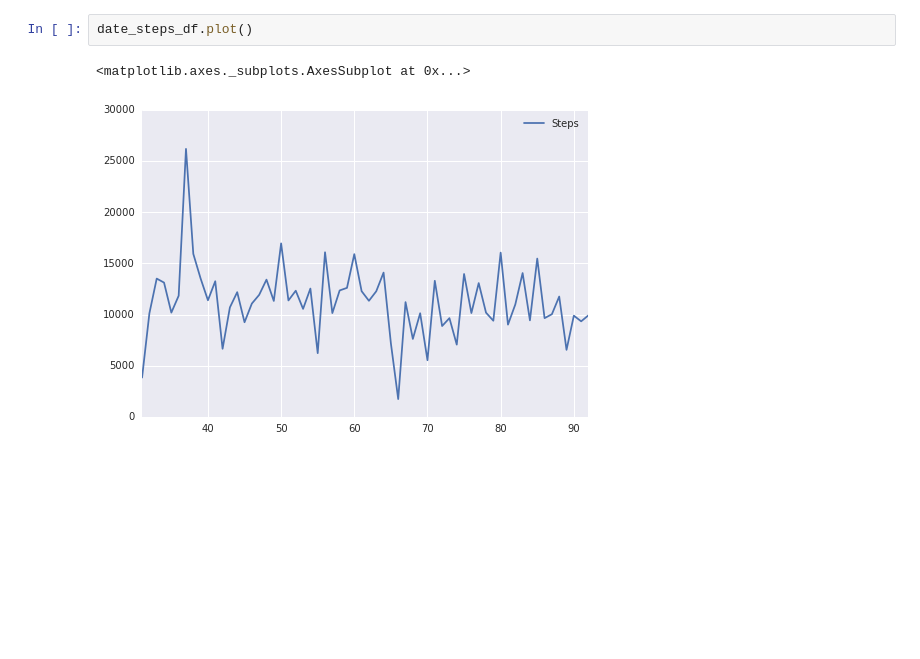
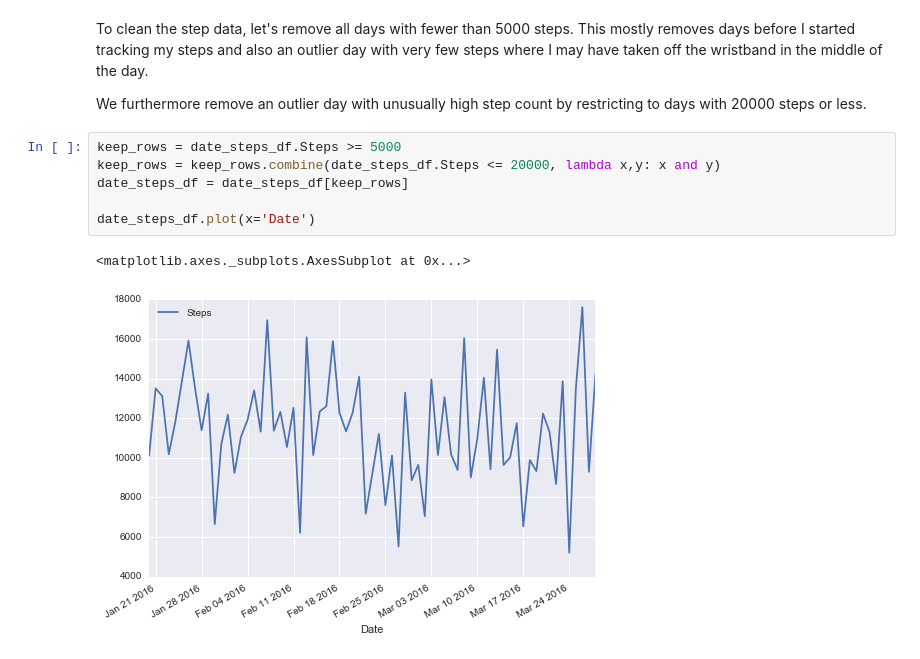
Before and after one commit to JungeAlexander/fitbit-data, a Jupyter notebook: Fitbit-data-02.ipynb, the cells around one changed output. Cells and saved outputs as stored; diff of their text form; blank space fills up the shorter version.

```diff
--- a/Fitbit-data-02.ipynb
+++ b/Fitbit-data-02.ipynb
@@ -52,5 +60,13 @@ date_steps_df = date_steps_df[date_steps_df.Steps != 0]
-# %%
-date_steps_df.plot()
-# %% [output]
-<matplotlib.axes._subplots.AxesSubplot at 0x...>
-[figure, removed]
+# %% [markdown]
+To clean the step data, let's remove all days with fewer than 5000 steps. This mostly removes days before I started tracking my steps and also an outlier day with very few steps where I may have taken off the wristband in the middle of the day.
+
+We furthermore remove an outlier day with unusually high step count by restricting to days with 20000 steps or less.
+# %%
+keep_rows = date_steps_df.Steps >= 5000
+keep_rows = keep_rows.combine(date_steps_df.Steps <= 20000, lambda x,y: x and y)
+date_steps_df = date_steps_df[keep_rows]
+
+date_steps_df.plot(x='Date')
+# %% [output]
+<matplotlib.axes._subplots.AxesSubplot at 0x...>
+[figure, added]
```
Also changed, not shown: parts of 31 cells of this notebook.
